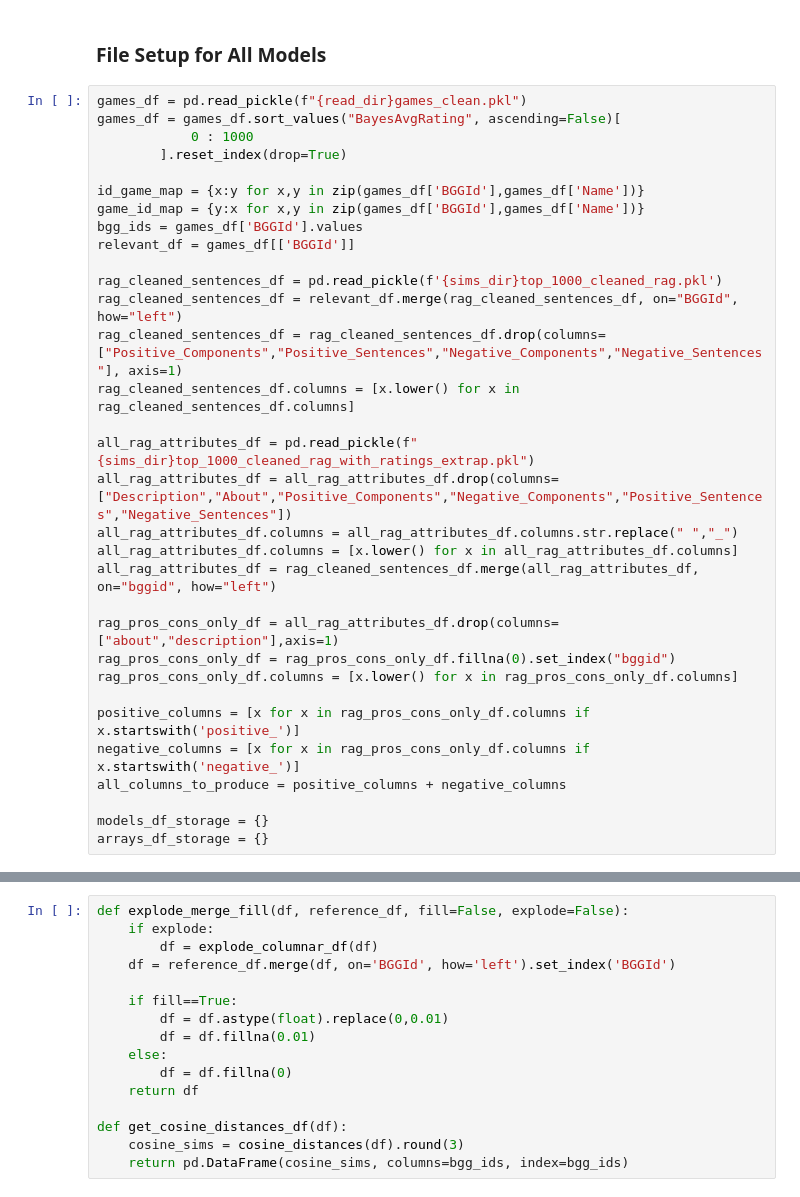
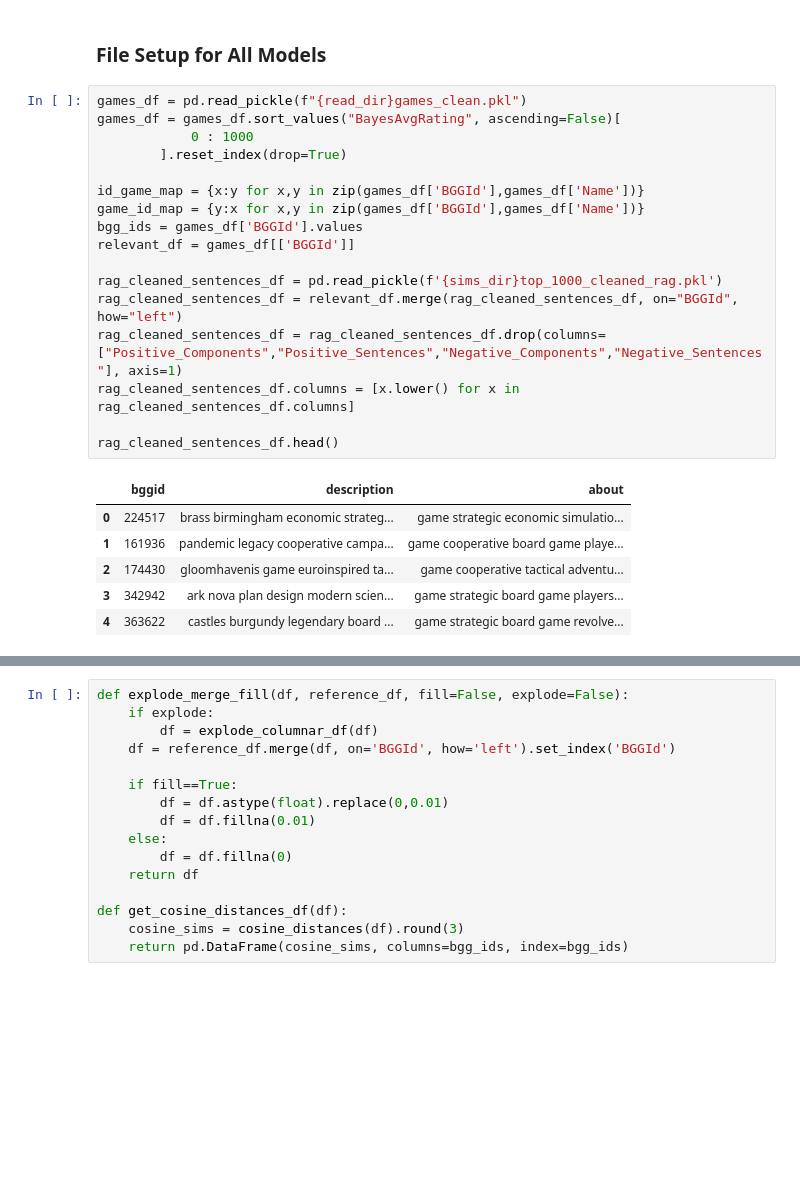
Before and after one commit to threnjen/boardgamegeek, a Jupyter notebook: exploratory_notebooks/03_content_sim_games.ipynb, the cells around one changed output, grey strips where cells are left out. Saved outputs shown, nothing was run; the diff lists cells and outputs as text; blank space fills up the shorter version.

```diff
--- a/exploratory_notebooks/03_content_sim_games.ipynb
+++ b/exploratory_notebooks/03_content_sim_games.ipynb
@@ -45,32 +45,24 @@ Loading config from local
 # %%
 games_df = pd.read_pickle(f"{read_dir}games_clean.pkl")
 games_df = games_df.sort_values("BayesAvgRating", ascending=False)[
             0 : 1000
         ].reset_index(drop=True)
 
 id_game_map = {x:y for x,y in zip(games_df['BGGId'],games_df['Name'])}
 game_id_map = {y:x for x,y in zip(games_df['BGGId'],games_df['Name'])}
 bgg_ids = games_df['BGGId'].values
 relevant_df = games_df[['BGGId']]
 
 rag_cleaned_sentences_df = pd.read_pickle(f'{sims_dir}top_1000_cleaned_rag.pkl')
 rag_cleaned_sentences_df = relevant_df.merge(rag_cleaned_sentences_df, on="BGGId", how="left")
 rag_cleaned_sentences_df = rag_cleaned_sentences_df.drop(columns=["Positive_Components","Positive_Sentences","Negative_Components","Negative_Sentences"], axis=1)
 rag_cleaned_sentences_df.columns = [x.lower() for x in rag_cleaned_sentences_df.columns]
 
-all_rag_attributes_df = pd.read_pickle(f"{sims_dir}top_1000_cleaned_rag_with_ratings_extrap.pkl")
-all_rag_attributes_df = all_rag_attributes_df.drop(columns=["Description","About","Positive_Components","Negative_Components","Positive_Sentences","Negative_Sentences"])
-all_rag_attributes_df.columns = all_rag_attributes_df.columns.str.replace(" ","_")
-all_rag_attributes_df.columns = [x.lower() for x in all_rag_attributes_df.columns]
-all_rag_attributes_df = rag_cleaned_sentences_df.merge(all_rag_attributes_df, on="bggid", how="left")
-
-rag_pros_cons_only_df = all_rag_attributes_df.drop(columns=["about","description"],axis=1)
-rag_pros_cons_only_df = rag_pros_cons_only_df.fillna(0).set_index("bggid")
-rag_pros_cons_only_df.columns = [x.lower() for x in rag_pros_cons_only_df.columns]
-
-positive_columns = [x for x in rag_pros_cons_only_df.columns if x.startswith('positive_')]
-negative_columns = [x for x in rag_pros_cons_only_df.columns if x.startswith('negative_')]
-all_columns_to_produce = positive_columns + negative_columns
-
-models_df_storage = {}
-arrays_df_storage = {}
+rag_cleaned_sentences_df.head()
+# %% [output]
+|  | bggid | description | about |
+| 0 | 224517 | brass birmingham economic strateg... | game strategic economic simulatio... |
+| 1 | 161936 | pandemic legacy cooperative campa... | game cooperative board game playe... |
+| 2 | 174430 | gloomhavenis game euroinspired ta... | game cooperative tactical adventu... |
+| 3 | 342942 | ark nova plan design modern scien... | game strategic board game players... |
+| 4 | 363622 | castles burgundy legendary board ... | game strategic board game revolve... |
```
Also changed, not shown: parts of 51 cells of this notebook, 2 other files.
